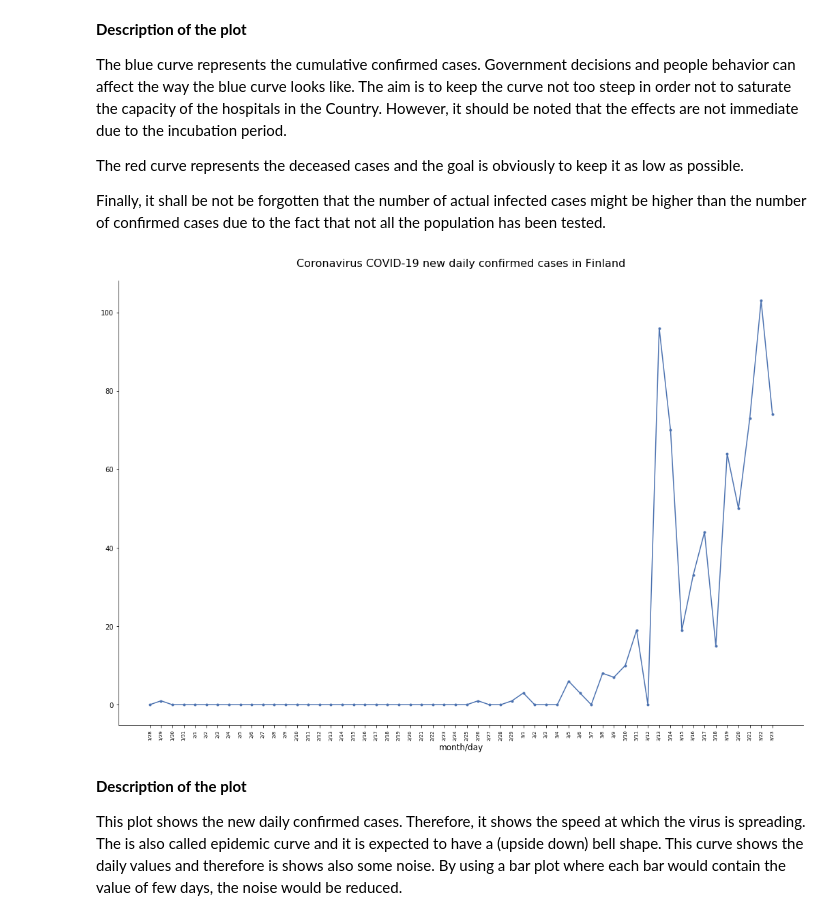
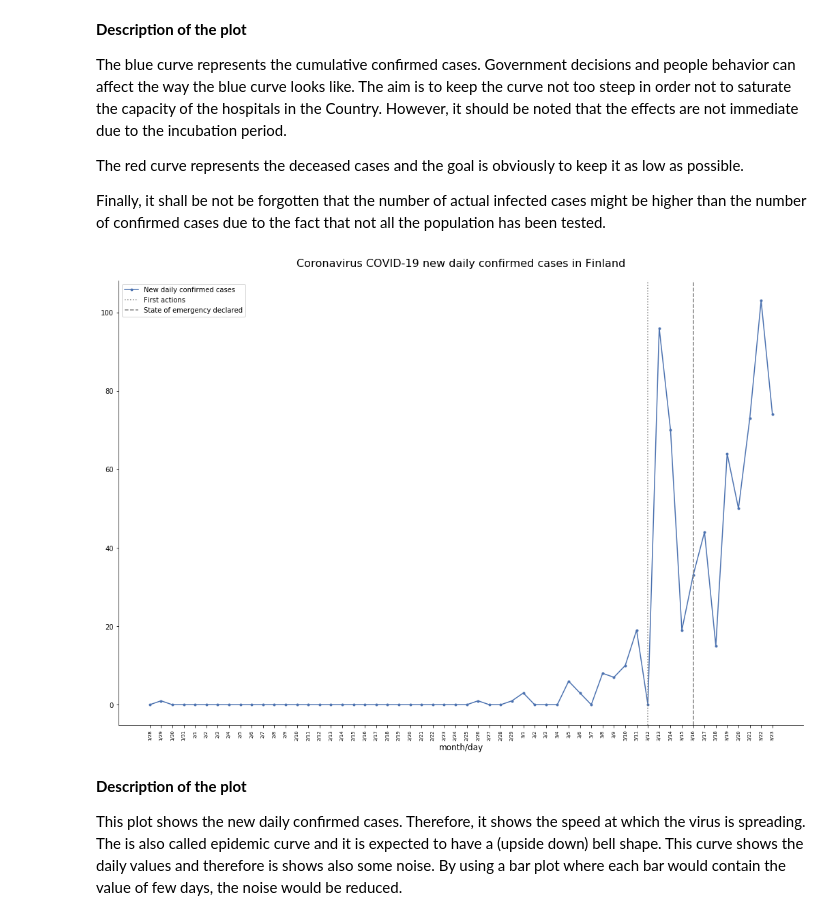
Before and after one commit to BerniHacker/Coronavirus, a Jupyter notebook: Coronavirus_Finland.ipynb, the cells around one changed output. Cells and saved outputs as stored; diff of their text form; code cells hidden in the pictures.

Commit message:
improvement fo Finnish plots

```diff
--- a/Coronavirus_Finland.ipynb
+++ b/Coronavirus_Finland.ipynb
@@ -167,14 +167,17 @@ def cust_line_plot(*parameters,
                    x_label=None, xlabel_fs=12,
                    xvalues_fs=6, rot=0,
                    y_label=None, ylabel_fs=12,
-                   legend=False):
+                   legend=False,
+                   first_line_x=None, first_line_l=None,
+                   second_line_x=None, second_line_l=None,
+                   third_line_x=None, third_line_l=None):
     """
     This function plots a scatterplot for the provided data
     and customizes the way the chart looks by using the value of
     the provided parameters.
 
     Keyword arguments:
-    parameters       -- A tuple of 5 elements containing:
+    parameters       -- A (mandatory) tuple of 5 elements containing:
                         a list with the x values,
                         a list with the y values,
                         a string containing the selected marker,
@@ -182,7 +185,6 @@ def cust_line_plot(*parameters,
                         an integer (from 0 to 9) selecting the seaborn-deep
                         color,
                         a string containing the text for the legend
-                        (mandatory)
     x                -- A list Series containing the x values (mandatory)
     figsize_w        -- The width of the plot area
     figsize_w        -- The height of the plot area
@@ -236,6 +238,17 @@ def cust_line_plot(*parameters,
     if y_label:
         plt.ylabel(y_label, fontsize=ylabel_fs)
 
+    # Adding vertical lines
+    if first_line_x:
+        plt.axvline(x=first_line_x, color='grey', linestyle=':')
+        leg_text_l.append(first_line_l)
+    if second_line_x:
+        plt.axvline(x=second_line_x, color='grey', linestyle='--')
+        leg_text_l.append(second_line_l)
+    if third_line_x:
+        plt.axvline(x=third_line_x, color='grey', linestyle='--')
+        leg_text_l.append(third_line_l)
+
     # Adding a legend
     if legend:
         plt.legend(labels=leg_text_l)
@@ -1265,17 +1280,19 @@ The red curve represents the deceased cases and the goal is obviously to keep it
 Finally, it shall be not be forgotten that the number of actual infected cases might be higher than the number of confirmed cases due to the fact that not all the population has been tested.
 # %%
 # Plotting new daily confirmed Coronavirus cases in Finland
-cust_line_plot((days_fin, finland_conf_incr_6, ".", '-', 0, ""),
+cust_line_plot((days_fin, finland_conf_incr_6, ".", '-', 0, "New daily confirmed cases"),
                figsize_w=18, figsize_h=12,
                title="Coronavirus COVID-19 new daily confirmed cases in Finland",
                title_fs=16, title_offset=20,
                rem_borders=True,
                x_label="month/day", xlabel_fs=12,
                xvalues_fs=7,rot=90,
                y_label=None, ylabel_fs=12,
-               legend=False)
+               legend=True,
+               first_line_x='3/12', first_line_l='First actions',
+               second_line_x='3/16', second_line_l='State of emergency declared')
 # %% [output]
-[figure, old version]
+[figure, new version]
 # %% [markdown]
 **Description of the plot**
 
```
Also changed, not shown: parts of 1 cell of this notebook, 1 other file.
